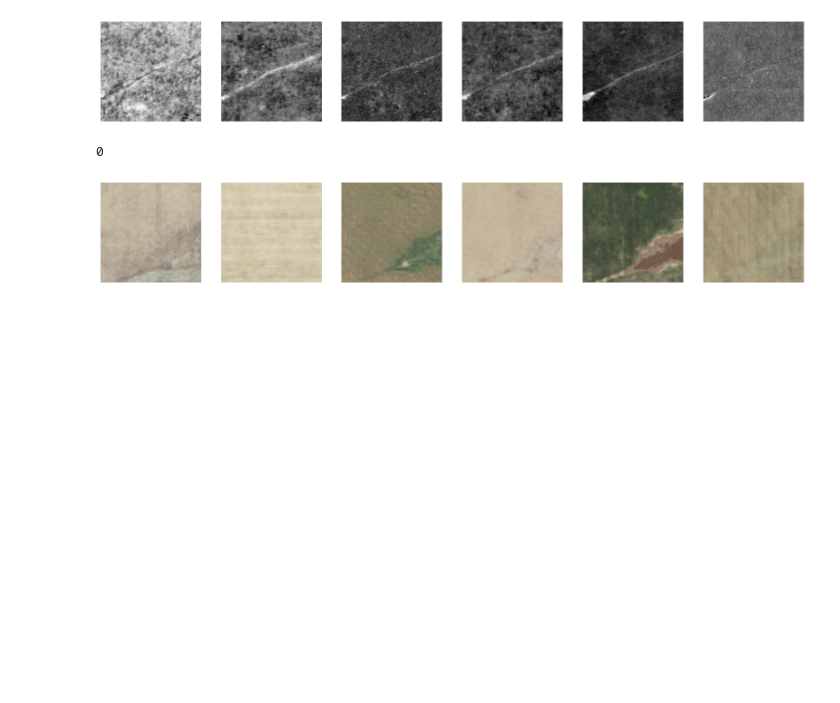
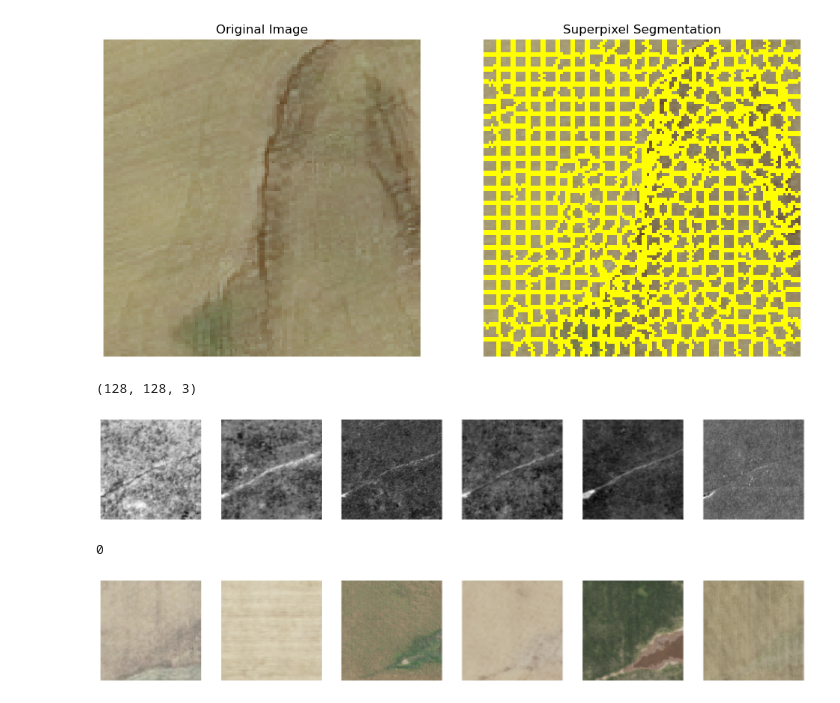
Before and after one commit to SMATousi/Gully_Detection, a Jupyter notebook: weak-supervision/LF_Smaples.ipynb, the cells around one changed output. Drawn from its saved outputs; the diff is of its cells as text; code cells hidden in the pictures; blank space fills up the shorter version.

Commit message:
labeling

```diff
--- a/weak-supervision/LF_Smaples.ipynb
+++ b/weak-supervision/LF_Smaples.ipynb
@@ -185,5 +186,69 @@ tensor([0.])
+# %%
+import numpy as np
+import matplotlib.pyplot as plt
+from skimage import io, segmentation, color
+from skimage.future import graph
+from skimage.measure import label
+
+def generate_superpixels(image, num_segments):
+    """
+    Generate superpixels from an input image using the SLIC algorithm.
+
+    Parameters:
+    - image_path: Path to the input image.
+    - num_segments: The number of superpixels to generate.
+
+    Returns:
+    - segmented_image: The image with superpixel segmentation.
+    """
+    # Read the image
+#     image = io.imread(image_path)
+
+    # Apply the SLIC algorithm to segment the image into superpixels
+    segments = segmentation.slic(image, n_segments=num_segments, compactness=10, start_label=1)
+
+    # Create a border around each superpixel for visualization
+#     segmented_image = color.label2rgb(segments, image, kind='avg', bg_label=0)
+    segmented_image = segmentation.mark_boundaries(image, segments)
+
+    return segmented_image, segments
+
+def display_superpixels(original_image, segmented_image):
+    """
+    Display the original image and the image with superpixel segmentation side by side.
+
+    Parameters:
+    - original_image_path: Path to the original image.
+    - segmented_image: The image with superpixel segmentation.
+    """
+#     original_image = io.imread(original_image_path)
+
+    # Plot original and segmented images
+    fig, ax = plt.subplots(1, 2, figsize=(12, 6))
+
+    ax[0].imshow(original_image)
+    ax[0].set_title('Original Image')
+    ax[0].axis('off')
+
+    ax[1].imshow(segmented_image)
+    ax[1].set_title('Superpixel Segmentation')
+    ax[1].axis('off')
+
+    plt.show()
+
+num_segments = 500  # Number of superpixels to generate
+
+img = images[1].numpy().squeeze().transpose(1,2,0)
+segmented_image, segments = generate_superpixels(img, num_segments)
+
+# Display the original and segmented images
+display_superpixels(img, segmented_image)
+# %% [output]
+[figure, added]
 # %%
-line_images
+images[0].numpy().squeeze().transpose(1,2,0).shape
+# %% [output]
+(128, 128, 3)
 # %%
 visualize_images_torch(grayscale_images)
 # %% [output]
```
Also changed, not shown: parts of 1 cell of this notebook, 7 other files.
